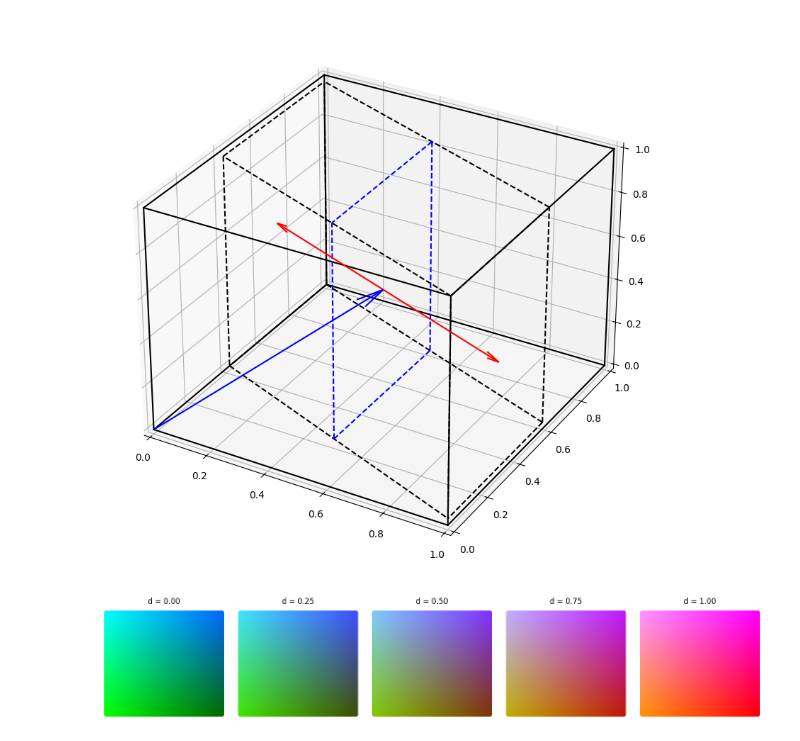
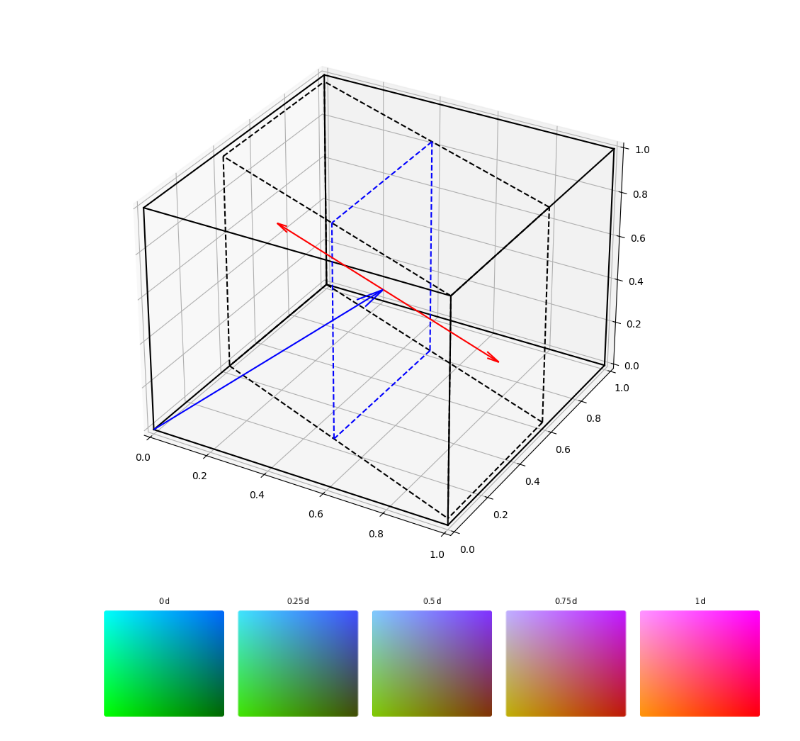
Before and after one commit to TimBerti/ssvep-cvd, a Jupyter notebook: notebooks/color_pairs_geometric.ipynb, the cells around one changed output. Drawn from its saved outputs; the diff is of its cells as text; code cells hidden in the pictures.

```diff
--- a/notebooks/color_pairs_geometric.ipynb
+++ b/notebooks/color_pairs_geometric.ipynb
@@ -205,18 +205,18 @@ plt.show()
 # %%
 d_vals = np.linspace(0, 1, 5)
 
 grid = np.meshgrid(np.linspace(0, 1, 100), np.linspace(0, 1, 100))
 color_grid = np.outer(grid[0].reshape(-1), y).reshape(-1, 3) + np.outer(grid[1].reshape(-1), z).reshape(-1, 3)
 
 fig, ax = plt.subplots(1, len(d_vals), figsize=(3*len(d_vals), 3))
 
 for idx, d_val in enumerate(d_vals):
     colors = anchor_1 + d_val * d * v + color_grid
     ax[idx].scatter(grid[0], grid[1], c= colors)
-    ax[idx].set_title(f'd = {d_val:.2f}')
+    ax[idx].set_title(f'{d_val:.2g}$\,$d')
     ax[idx].axis('off')
 
 fig.tight_layout()
 plt.show()
 # %% [output]
-[figure, old version]
+[figure, new version]
```
